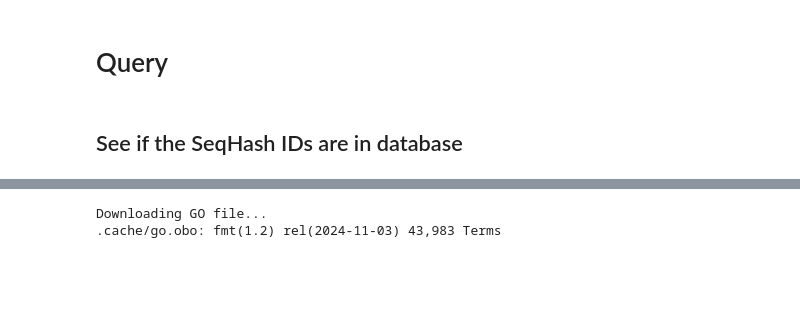
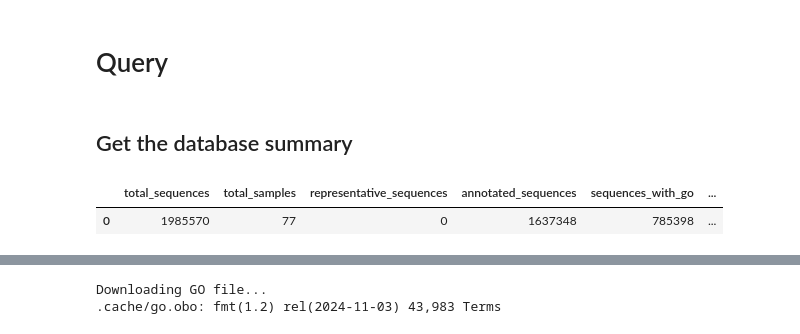
Before and after one commit to arudhir/planter, a Jupyter notebook: notebooks/database.ipynb, the cells around one changed output, grey strips where cells are left out. Drawn from its saved outputs; the diff is of its cells as text; code cells hidden in the pictures; blank space fills up the shorter version.

```diff
--- a/notebooks/database.ipynb
+++ b/notebooks/database.ipynb
@@ -97,5 +97,15 @@ INFO:planter.database.builder:Processed ERR9123876: 26284 sequences, 24646 annot
 | 0 | 135780 | 5 | 0 | 126779 | 69579 | ... |
 # %% [markdown]
 # Query
-# %% [markdown]
-## See if the SeqHash IDs are in database
+# %% [markdown]
+## Get the database summary
+# %%
+from planter.database.query_manager import DatabaseManager
+db_path = "/mnt/data2/planter_outputs/planter2.duckdb"
+
+with DatabaseManager(db_path) as db_manager:
+    summary = db_manager.query_manager.database_summary()
+    display(summary)
+# %% [output]
+|  | total_sequences | total_samples | representative_sequences | annotated_sequences | sequences_with_go | ... |
+| 0 | 1985570 | 77 | 0 | 1637348 | 785398 | ... |
```
Also changed, not shown: parts of 8 cells of this notebook, 3 other files.
